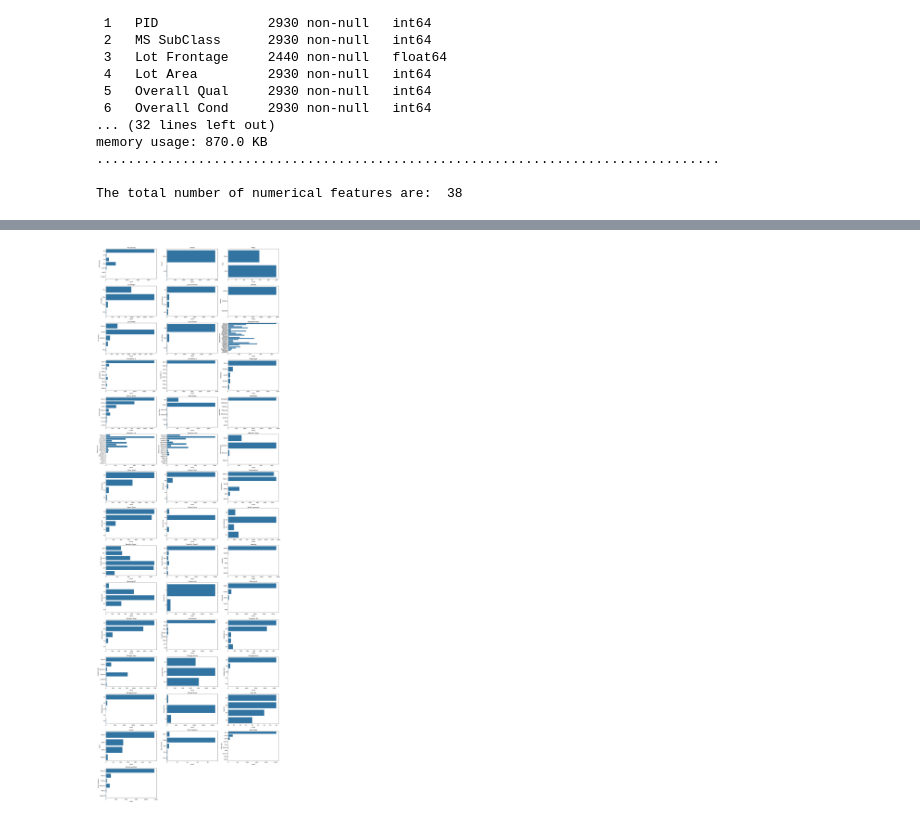
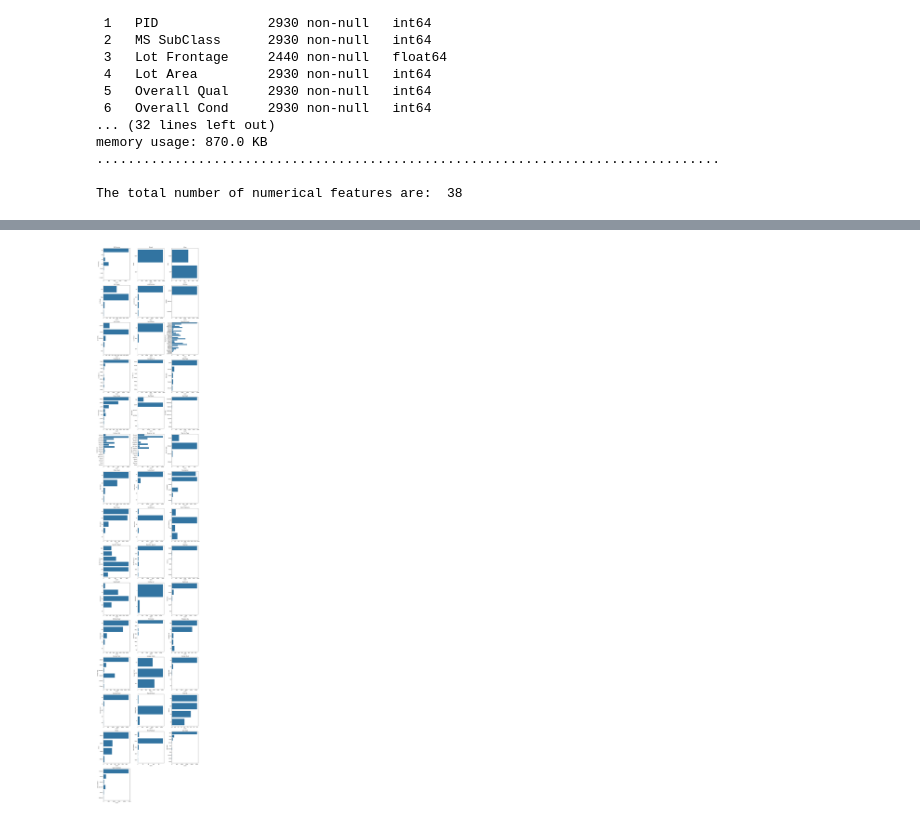
Before and after one commit to vijaybsubedi/bda62_projects_vijaybsubedi, a Jupyter notebook: _project#2_housingpriceprediction_vijaybsubedi__/housingpriceprediction.ipynb, the cells around one changed output, grey strips where cells are left out. Saved outputs shown, nothing was run; the diff lists cells and outputs as text; code cells hidden in the pictures.

```diff
--- a/_project#2_housingpriceprediction_vijaybsubedi__/housingpriceprediction.ipynb
+++ b/_project#2_housingpriceprediction_vijaybsubedi__/housingpriceprediction.ipynb
@@ -61,7 +62,7 @@ memory usage: 870.0 KB
 The total number of numerical features are:  38
 # %%
 # Set up the matplotlib figure
-fig, axes = plt.subplots(nrows=13, ncols=3, figsize=(20, 80))
+fig, axes = plt.subplots(nrows=13, ncols=3, figsize=(15, 120))
 axes = axes.flatten()
 
 # Plot each numerical feature in a separate subplot
@@ -84,22 +115,22 @@ print("The total number of categorical features are: ", len(categorical_features
 # %%
 # Plotting bar plots for each categorical feature
 # Set up the matplotlib figure
-fig, axes = plt.subplots(nrows=15, ncols=3, figsize=(20, 60))
+fig, axes = plt.subplots(nrows=15, ncols=3, figsize=(15, 80))
 axes = axes.flatten()
 
 # Plot each categorical feature in a separate subplot
 for i, ax in enumerate(axes):
     if i < len(categorical_features.columns):
         sns.countplot(y=categorical_features.iloc[:, i], ax=ax)
         ax.set_title(categorical_features.columns[i])
     else:
         ax.axis('off')  # Hide any extra subplots
 
 # Adjust the layout
 plt.tight_layout()
 plt.show()
 # %% [output]
-[figure, old version]
+[figure, new version]
 # %%
 # Display the correlation matrix of the numerical features
 correlation_matrix = numerical_features.corr()
```
Also changed, not shown: parts of 6 cells of this notebook.
